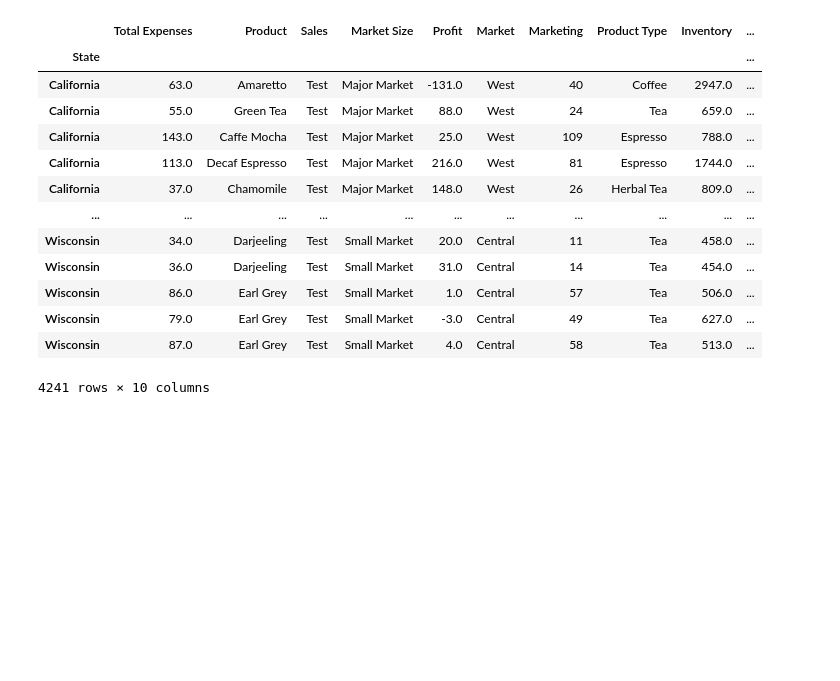
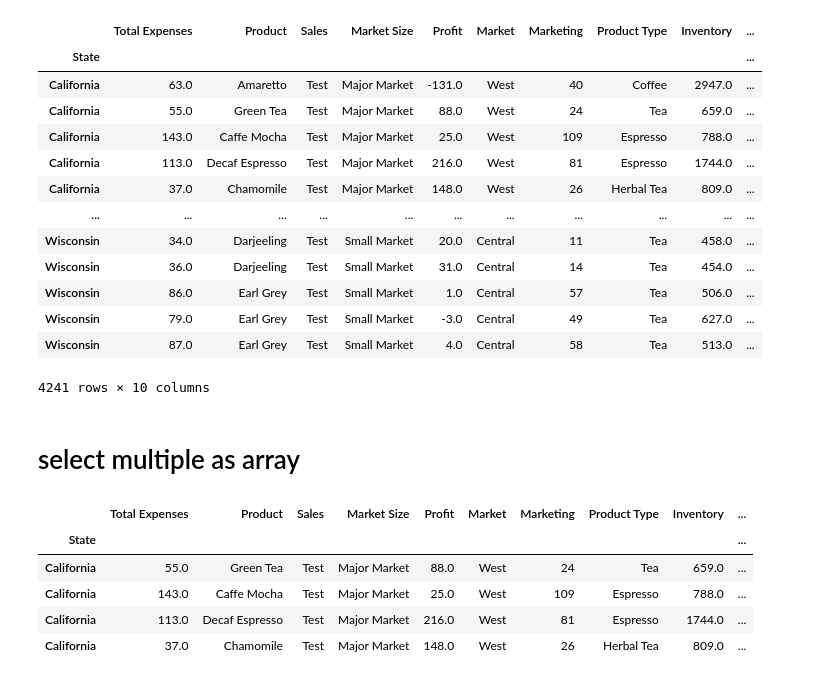
Before and after one commit to prime-infinity/kaggle-jupyter, a Jupyter notebook: Keggle.ipynb, the cells around one changed output. Saved outputs shown, nothing was run; the diff lists cells and outputs as text; code cells hidden in the pictures; blank space fills up the shorter version.

```diff
--- a/Keggle.ipynb
+++ b/Keggle.ipynb
@@ -155,3 +155,14 @@ sales
 | Wisconsin | 79.0 | Earl Grey | Test | Small Market | -3.0 | Central | 49 | Tea | 627.0 | ... |
 | Wisconsin | 87.0 | Earl Grey | Test | Small Market | 4.0 | Central | 58 | Tea | 513.0 | ... |
 4241 rows × 10 columns
+# %% [markdown]
+# select multiple as array
+# %%
+sales.iloc[[1,2,3,4]]
+# %% [output]
+|  | Total Expenses | Product | Sales | Market Size | Profit | Market | Marketing | Product Type | Inventory | ... |
+| State |  |  |  |  |  |  |  |  |  | ... |
+| California | 55.0 | Green Tea | Test | Major Market | 88.0 | West | 24 | Tea | 659.0 | ... |
+| California | 143.0 | Caffe Mocha | Test | Major Market | 25.0 | West | 109 | Espresso | 788.0 | ... |
+| California | 113.0 | Decaf Espresso | Test | Major Market | 216.0 | West | 81 | Espresso | 1744.0 | ... |
+| California | 37.0 | Chamomile | Test | Major Market | 148.0 | West | 26 | Herbal Tea | 809.0 | ... |
```
Also changed, not shown: parts of 1 cell of this notebook.
